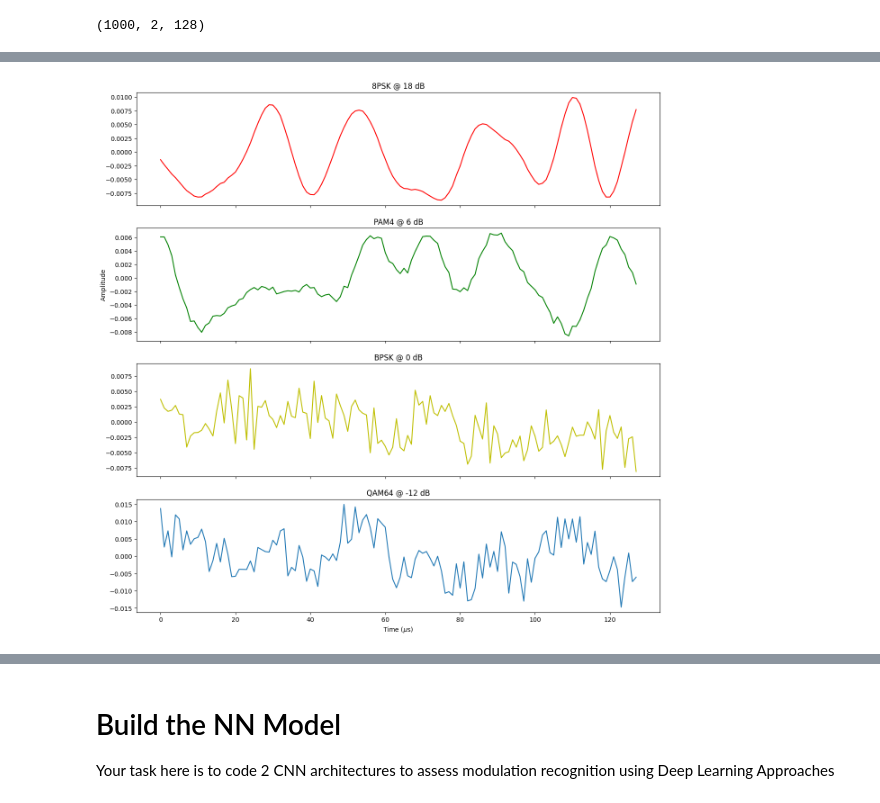
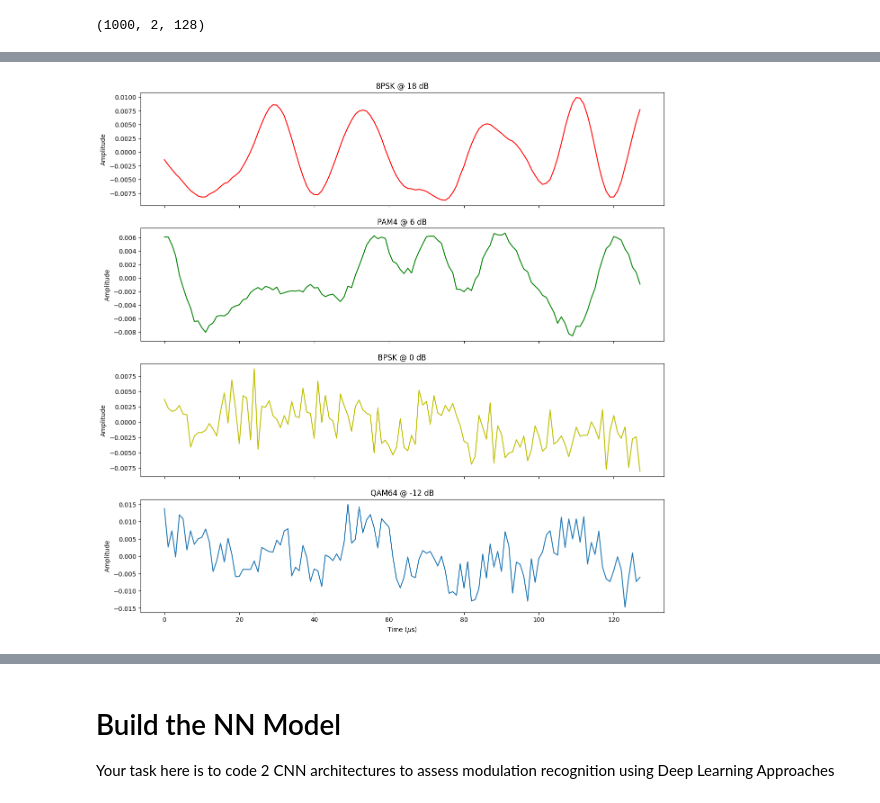
Before and after one commit to Unsimplegato159/Proyecto_Final_TDSIII, a Jupyter notebook: FinalProject_TS3_RadioML_20232_Santiago_T_Santiago_N.ipynb, the cells around one changed output, grey strips where cells are left out. Saved outputs shown, nothing was run; the diff lists cells and outputs as text; code cells hidden in the pictures.

```diff
--- a/FinalProject_TS3_RadioML_20232_Santiago_T_Santiago_N.ipynb
+++ b/FinalProject_TS3_RadioML_20232_Santiago_T_Santiago_N.ipynb
@@ -127,32 +76,34 @@ Notice how the signal gets buried in the noise as the SNR decreases.
 # %%
 # Plot some of the data
 nFigs = 4
 
 plt.figure(figsize=(15, 15))
 
 ax1 = plt.subplot(nFigs, 1, 1);
 plt.plot(reconstructSignal(Xd['8PSK', 18][2,:,:]), color='r');
 plt.title('8PSK @ 18 dB')
+plt.ylabel('Amplitude');
 
 ax2 = plt.subplot(nFigs, 1, 2, sharex=ax1);
 plt.plot(reconstructSignal(Xd['PAM4', 6][99,:,:]), color='g');
 plt.title('PAM4 @ 6 dB')
-
 plt.ylabel('Amplitude');
 
 ax3 = plt.subplot(nFigs, 1, 3, sharex=ax1)
 plt.plot(reconstructSignal(Xd['BPSK', 0][456,:,:]), color='y');
 plt.title('BPSK @ 0 dB')
+plt.ylabel('Amplitude');
 
 ax4 = plt.subplot(nFigs, 1, 4, sharex=ax1)
 plt.plot(reconstructSignal(Xd['QAM64', -12][32,:,:]));
 plt.title('QAM64 @ -12 dB')
+plt.ylabel('Amplitude');
 
 # We only need to show the xticks on the bottom subplot
 plt.setp(ax3.get_xticklabels(), visible=False)
 plt.setp(ax2.get_xticklabels(), visible=False)
 plt.setp(ax1.get_xticklabels(), visible=False)
 
 plt.xlabel(r'Time ($\mu$s)');
 # %% [output]
-[figure, old version]
+[figure, new version]
```
Also changed, not shown: parts of 48 cells of this notebook.
